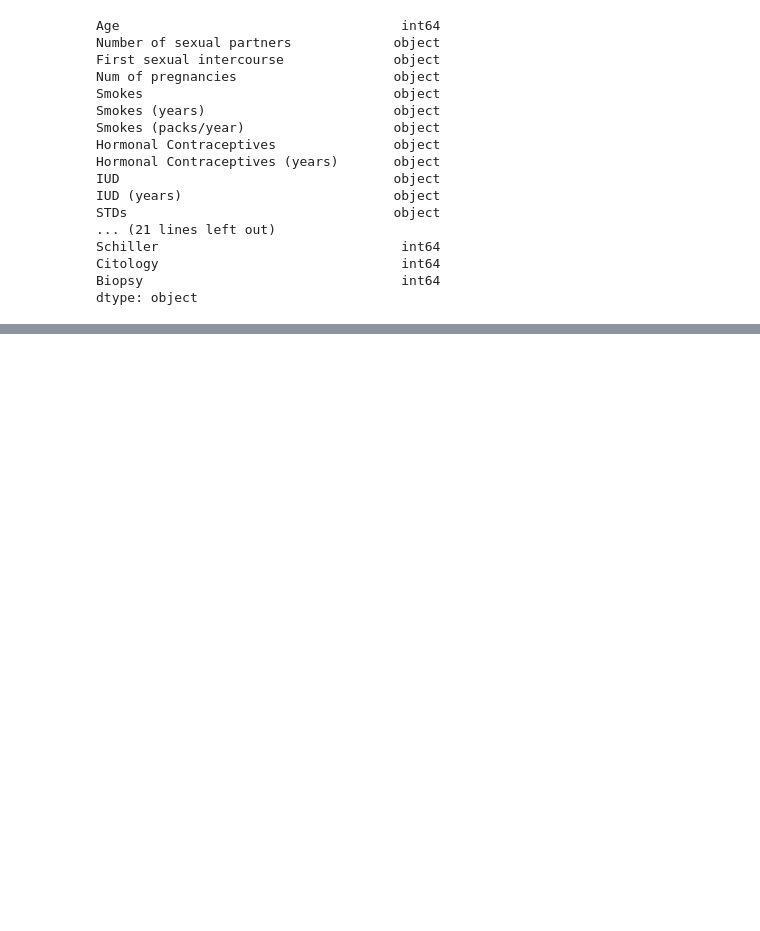
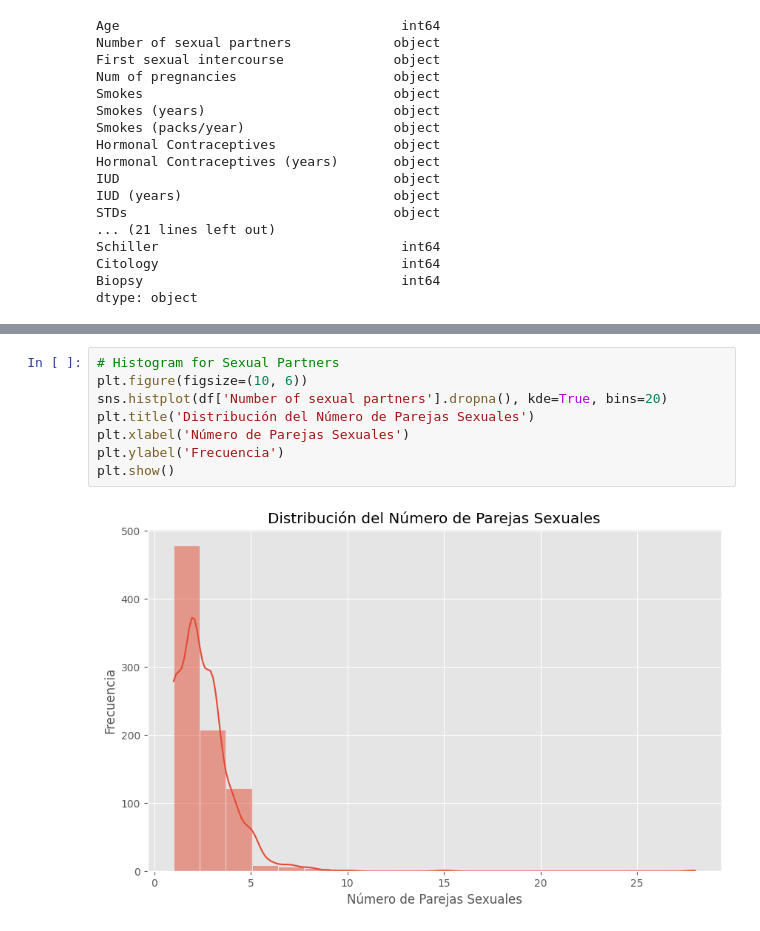
Before and after one commit to bl33h/cervicalCancerRiskFactors, a Jupyter notebook: src/cervicalCancerRiskFactors.ipynb, the cells around one changed output, grey strips where cells are left out. Saved outputs shown, nothing was run; the diff lists cells and outputs as text; blank space fills up the shorter version.

```diff
--- a/src/cervicalCancerRiskFactors.ipynb
+++ b/src/cervicalCancerRiskFactors.ipynb
@@ -85,0 +140,10 @@ plt.show()
+# %%
+# Histogram for Sexual Partners
+plt.figure(figsize=(10, 6))
+sns.histplot(df['Number of sexual partners'].dropna(), kde=True, bins=20)
+plt.title('Distribución del Número de Parejas Sexuales')
+plt.xlabel('Número de Parejas Sexuales')
+plt.ylabel('Frecuencia')
+plt.show()
+# %% [output]
+[figure, added]
```
Also changed, not shown: parts of 8 cells of this notebook.
